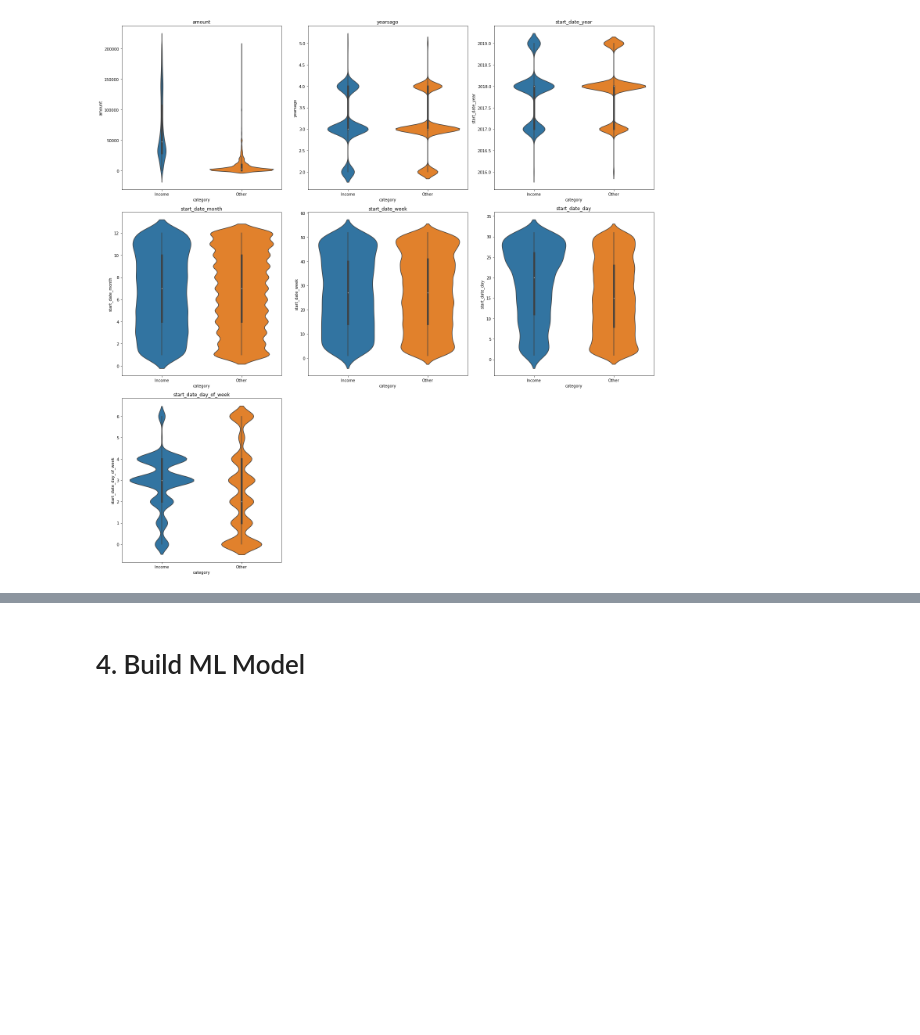
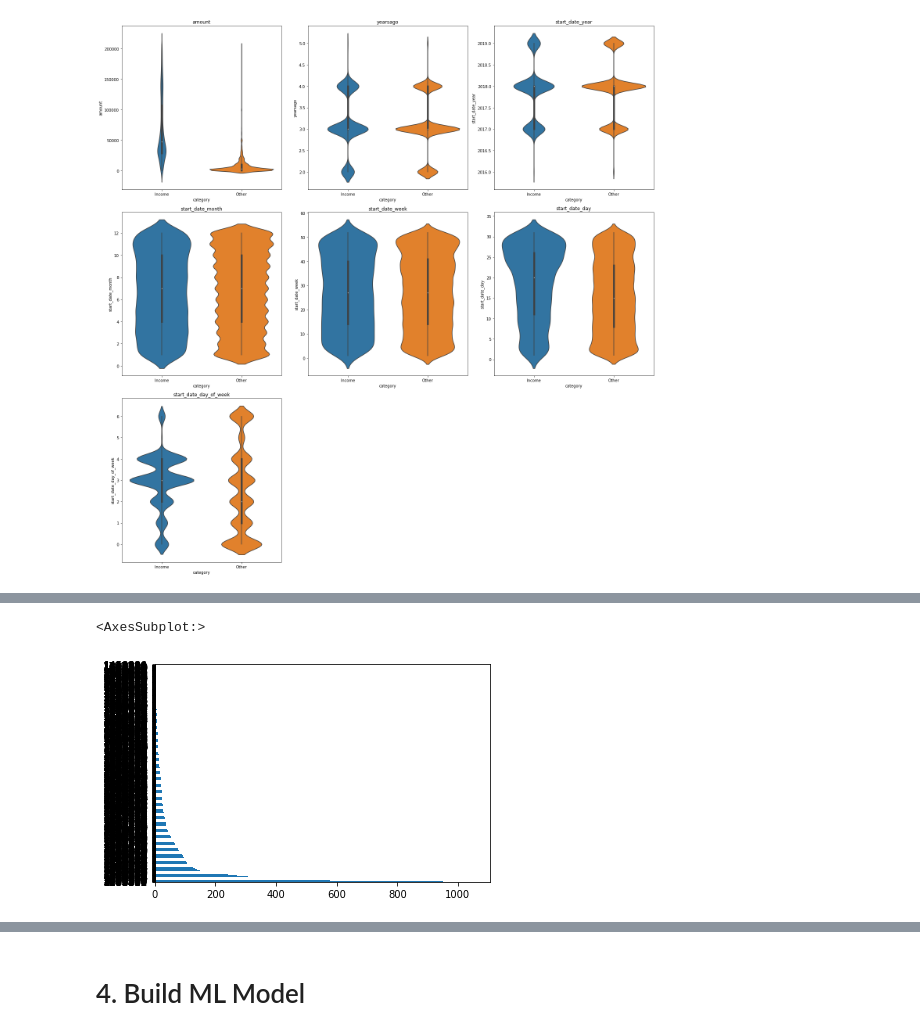
Before and after one commit to Ali-Parandeh/credit-kudos, a Jupyter notebook: notebooks/credit-kudos.ipynb, the cells around one changed output, grey strips where cells are left out. Saved outputs shown, nothing was run; the diff lists cells and outputs as text; code cells hidden in the pictures; blank space fills up the shorter version.

```diff
--- a/notebooks/credit-kudos.ipynb
+++ b/notebooks/credit-kudos.ipynb
@@ -171,0 +172,5 @@ visualise_numerical_correlations(df, 4, (20, 20))
+# %%
+df.group_id.value_counts().plot.barh()
+# %% [output]
+<AxesSubplot:>
+[figure, added]
```
Also changed, not shown: parts of 30 cells of this notebook.
